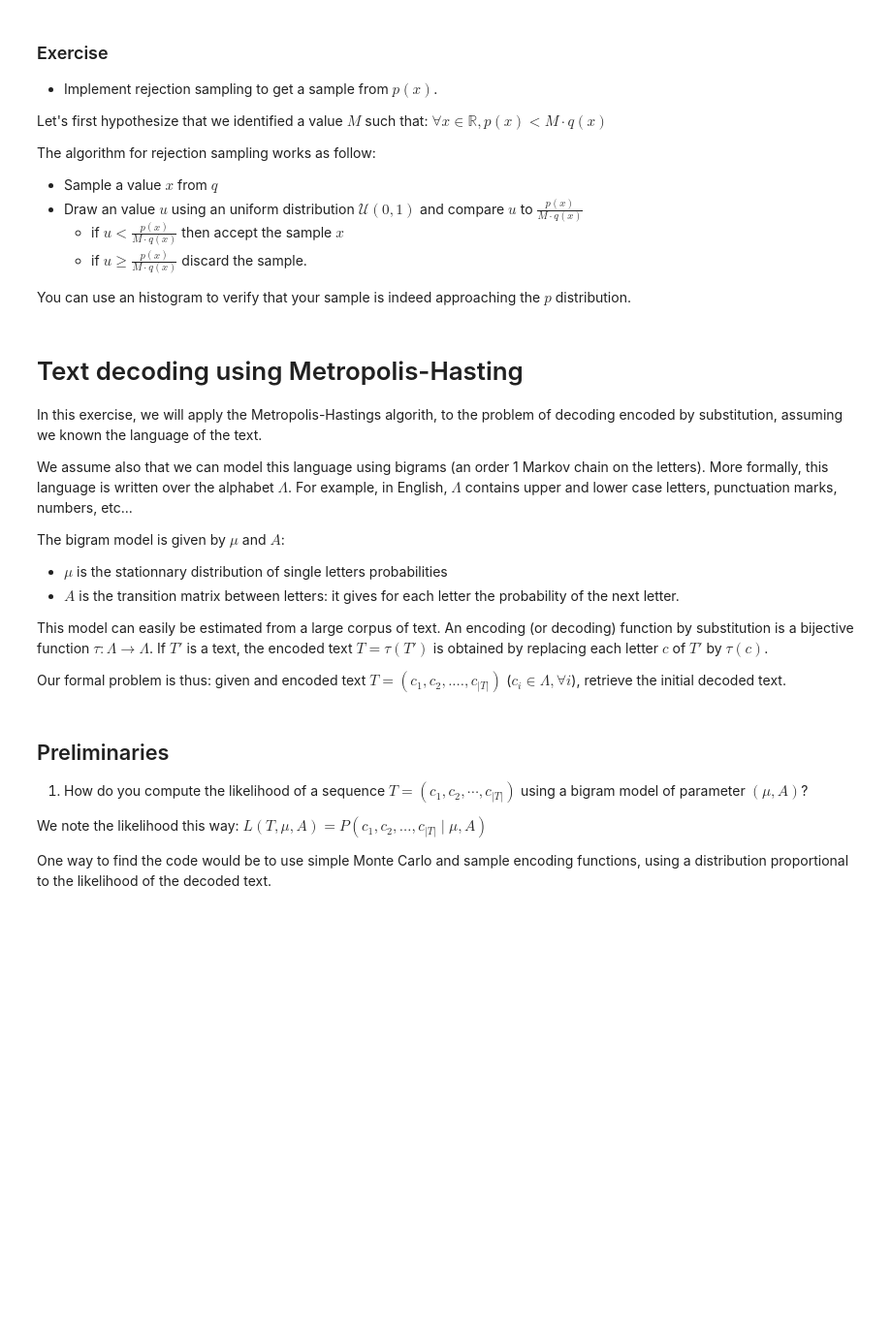
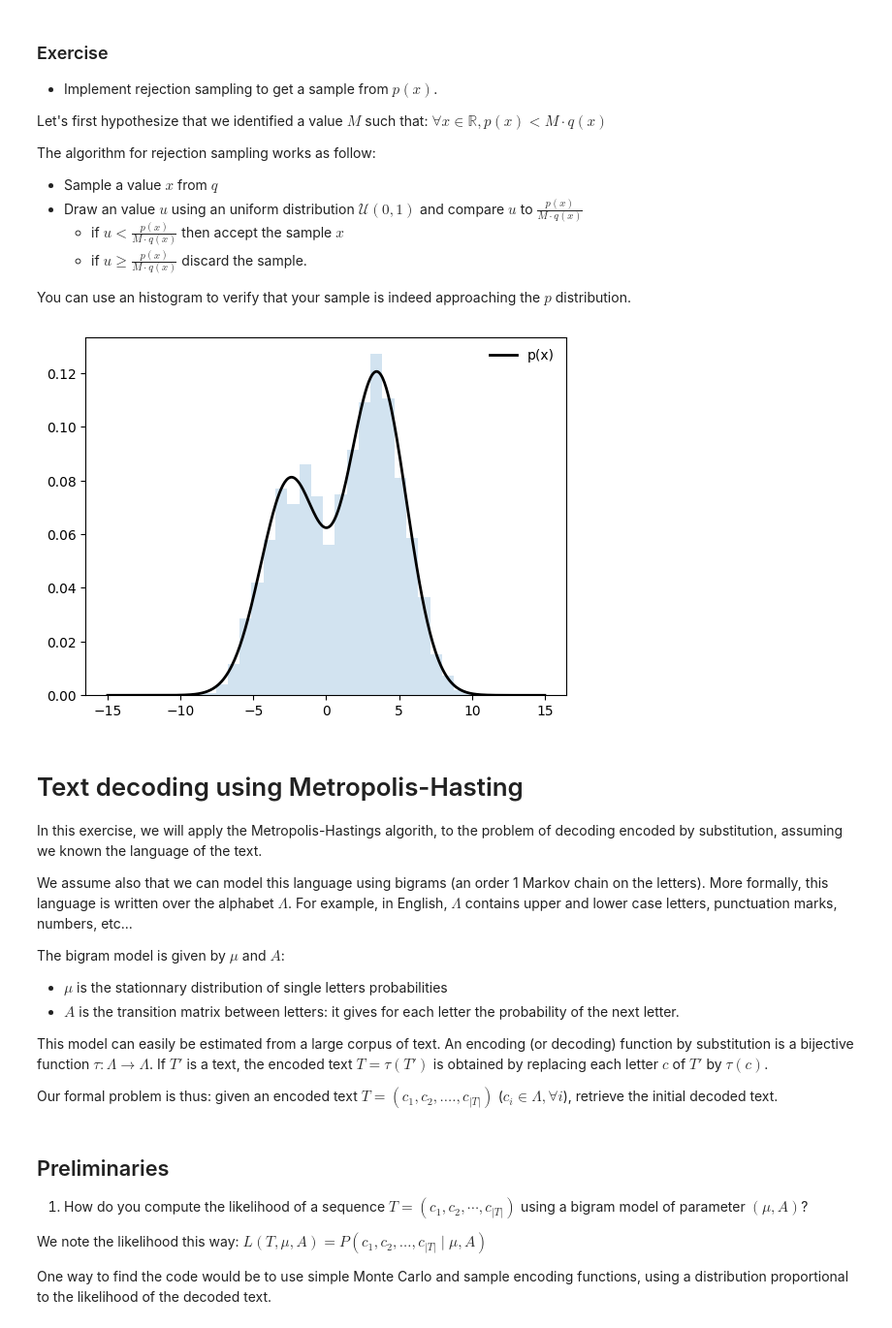
Before and after one commit to HendrikHigl/ma-cs-apml, a Jupyter notebook: TextDecoding/MCMC_project.ipynb, the cells around one changed output. Shown at 97% size. Drawn from its saved outputs; the diff is of its cells as text; code cells hidden in the pictures; blank space fills up the shorter version.

Commit message:
WIP TextDecoding

```diff
--- a/TextDecoding/MCMC_project.ipynb
+++ b/TextDecoding/MCMC_project.ipynb
@@ -63,3 +82,27 @@ You can use an histogram to verify that your sample is indeed approaching the $p
+# %%
+## Your code can go here.
+
+M = 2
+
+samples = []
+
+for _ in range(5000):
+    x = q_red.rvs(1)[0]
+    u = random.random()
+    statistic = p_green(x) / (M*q_red.pdf(x))
+    if u < statistic:
+        samples.append(x)
+
+fig, ax = plt.subplots(1, 1)
+x = np.linspace(-15,
+                15, 500)
+rv = norm()
+ax.plot(x, p_green(x), 'k-', lw=2, label='p(x)')
+ax.hist(samples, density=True, bins='auto', histtype='stepfilled', alpha=0.2)
+ax.legend(loc='best', frameon=False)
+plt.show()
+# %% [output]
+[figure, added]
 # %% [markdown]
 # Text decoding using Metropolis-Hasting
 
@@ -74,7 +117,7 @@ The bigram model is given by $\mu$ and $A$:
 This model can easily be estimated from a large corpus of text. An encoding (or decoding) function by substitution is a bijective function $\tau: \Lambda \rightarrow \Lambda$.
 If $T′$ is a text, the encoded text $T = \tau(T′)$ is obtained by replacing each letter $c$ of $T′$ by $\tau(c)$.
 
-Our formal problem is thus: given and encoded text $T = (c_1, c_2, . . . . , c_{|T|})$ ($c_i \in \Lambda, \forall i$), retrieve the initial decoded text.
+Our formal problem is thus: given an encoded text $T = (c_1, c_2, . . . . , c_{|T|})$ ($c_i \in \Lambda, \forall i$), retrieve the initial decoded text.
 # %% [markdown]
 ## Preliminaries
 
```
Also changed, not shown: parts of 27 cells of this notebook.
